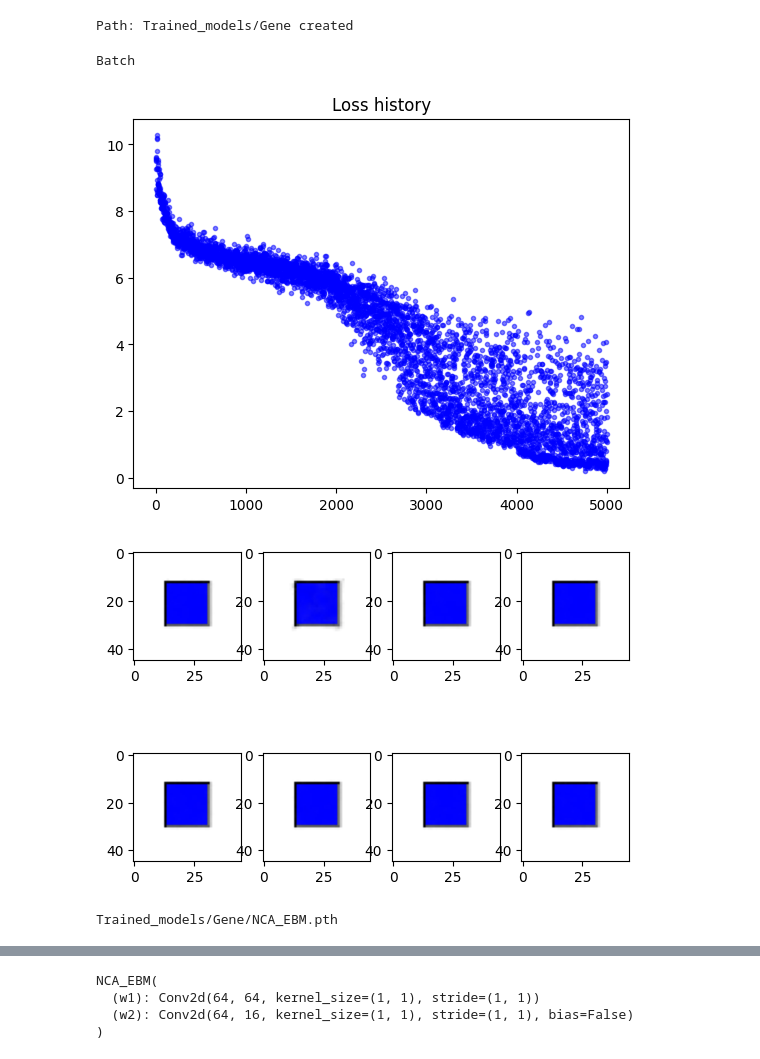
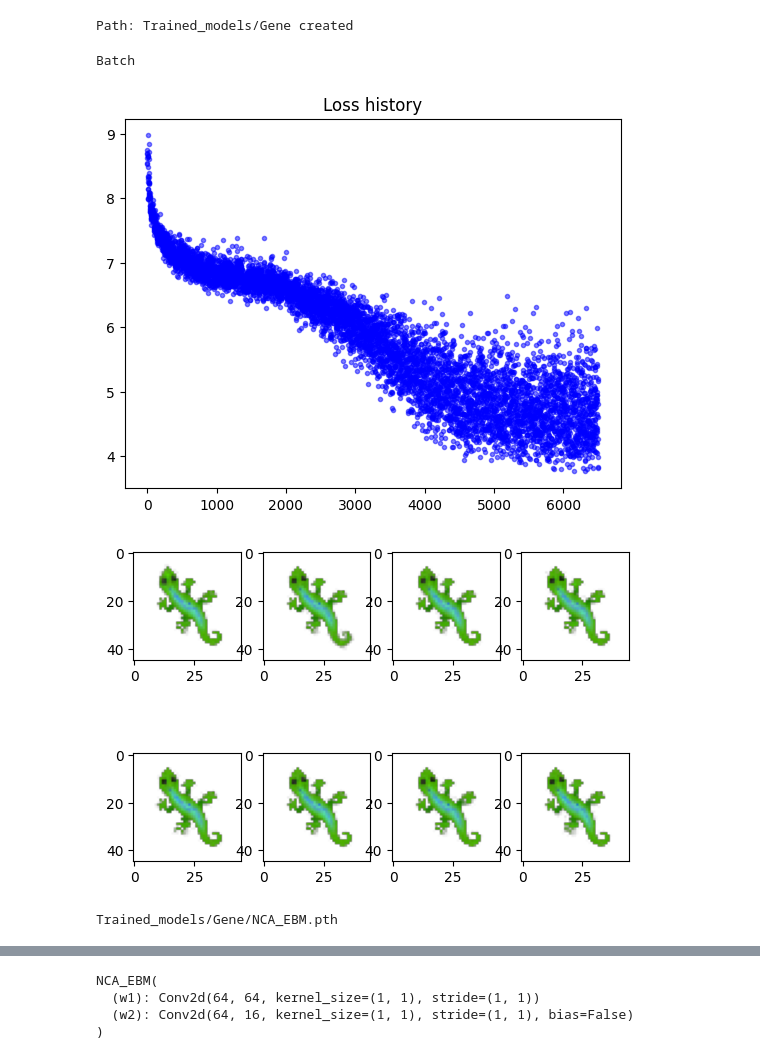
Before and after one commit to lshofsl/Advanced-topics-in-PoD-project-, a Jupyter notebook: EBM_NCA.ipynb, the cells around one changed output, grey strips where cells are left out. Saved outputs shown, nothing was run; the diff lists cells and outputs as text; code cells hidden in the pictures.

```diff
--- a/EBM_NCA.ipynb
+++ b/EBM_NCA.ipynb
@@ -73,7 +73,7 @@ CHANNELS = 16 # @param {type:"integer"}<--- NCA feature channels
 BATCH_SIZE = 12 #@param {type:"integer"}
 PADDING = 5 #@param {type:"integer"}
 POOL_SIZE = 2666 #@param {type:"integer"}<--- NCA training pool size, lower values train faster but are less stable
-TRAINING_ITERS = 5000  #@param {type:"integer"}<-- Number of trainign iterations
+TRAINING_ITERS = 6500  #@param {type:"integer"}<-- Number of trainign iterations
 HIDDEN_SIZE = 64 #@param {type:"integer"}<--- NCA hidden size
 
 
@@ -88,7 +88,7 @@ style = """
 # %%
 #@title Load Primitives { vertical-output: true}
 
-LIZARD = "Images/square.png"
+LIZARD = "Images/lizard.png"
 path = LIZARD
 image, image_to_display = utils.get_image(os.path.join(repo_path, path), HEIGHT, WIDTH, padding=PADDING)
 
@@ -157,8 +157,19 @@ nca = nca.to(DEVICE)
 optim = torch.optim.AdamW(nca.parameters(), lr=1e-3)
 scheduler = torch.optim.lr_scheduler.StepLR(optim, step_size=2000, gamma=0.3)
 name = folder + "/" +type(nca).__name__
+# %%
+def create_circular_mask(image_size, center_x, center_y, radius, device="cuda:0"):
+    height, width = HEIGHT, WIDTH
+    y_grid, x_grid = torch.meshgrid(
+        torch.arange(height, device=device),
+        torch.arange(width, device=device),
+        indexing='ij'
+    )
+    distance_squared = (x_grid - center_x) ** 2 + (y_grid - center_y) ** 2
+    return distance_squared <= (radius ** 2)
 # %%
 #@title Training { vertical-output: true}
+DAMAGE_N = 3
 
 lambda_mono = 0.05
 lambda_drift = 0.05
@@ -185,10 +196,11 @@ for i in range(TRAINING_ITERS + 1):
         x = nca(x)
 
     live_mask = (base[:, 3:4] > 0.1).float()
-    per_sample_loss = (((base - x[:, :4, :, :]))*live_mask).pow(2).sum(dim=[1, 2, 3]) + \
-        0.1 * (perchannel_conv(base, filters) - perchannel_conv(x[:, :4, :, :], filters)).pow(2).mean(dim=[1, 2, 3])
+    pixel_loss = (x[:, :4, :, :] - base).pow(2).mean(dim=[1, 2, 3])
+    edge_loss = (perchannel_conv(base, filters) - perchannel_conv(x[:, :4, :, :], filters)).pow(2).mean(dim=[1, 2, 3])
 
-    loss_recon = per_sample_loss.sum()
+    per_sample_loss = pixel_loss + 0.1 * edge_loss
+    loss_recon = per_sample_loss.mean()
 
     energies_t = torch.stack(energies[:-1])
     energies_t1 = torch.stack(energies[1:])
@@ -209,40 +221,59 @@ for i in range(TRAINING_ITERS + 1):
     j_norm_log.append(nca.J.norm().item())
     loss_mono_log.append(loss_mono.item())
     loss_drift_log.append(loss_drift.item())
     energy_loss.append(loss.item())
     loss_log.append(loss.log().item())
 
     with torch.no_grad():
-        loss_rank = per_sample_loss.detach().cpu().numpy().argsort()[::-1]
-        x_np = x.detach().cpu().numpy()[loss_rank]
-        x_np[:1] = seed
-        batch.x[:] = x_np
-        batch.commit()
+      x_np = x.detach().cpu().numpy()
+
+      worst_idx = per_sample_loss.detach().cpu().numpy().argmax()
+      x_np[worst_idx] = seed
+
+      if DAMAGE_N > 0:
+        # Get indices sorted by loss (lowest loss first)
+        best_indices = per_sample_loss.argsort()[:DAMAGE_N]
+
+        for idx in best_indices:
+            # Randomize damage location and size
+            cx = random.randint(int(WIDTH * 0.2), int(WIDTH * 0.8))
+            cy = random.randint(int(HEIGHT * 0.2), int(HEIGHT * 0.8))
+            r = random.randint(6, 14)
+
+            mask_np = create_circular_mask(HEIGHT, cx, cy, radius=r).cpu().numpy()
+            damage = 1.0 - mask_np[None, ...]
+
+            # Apply damage specifically to this high-performing sample
+            x_np[idx] *= damage
+
+      batch.x[:] = x_np
+      batch.commit()
+
     scheduler.step()
 
 
 
     if i % 100 == 0:
         print(f"Training itter {i}, loss = {loss.item()}")
         plt.clf()
         clear_output()
         plt.figure(1, figsize=(10, 4))
         plt.title('Loss history')
         plt.plot(loss_log, '.', alpha=0.5, color="b")
         print("Batch")
         utils.show_batch(x[2:14])
         display(HTML(style))
         plt.show(block=False)
         plt.pause(0.01)
 
 
     if i % 100 == 0:
         torch.save(nca.state_dict(), "Trained_models/" + name + ".pth")
         print("Trained_models/" + name + ".pth")
 # %% [output]
 Batch
-[figure, old version]
+[figure, new version]
-[figure, old version]
+[figure, new version]
 Trained_models/Gene/NCA_EBM.pth
 # %%
 
```
Also changed, not shown: parts of 12 cells of this notebook.
